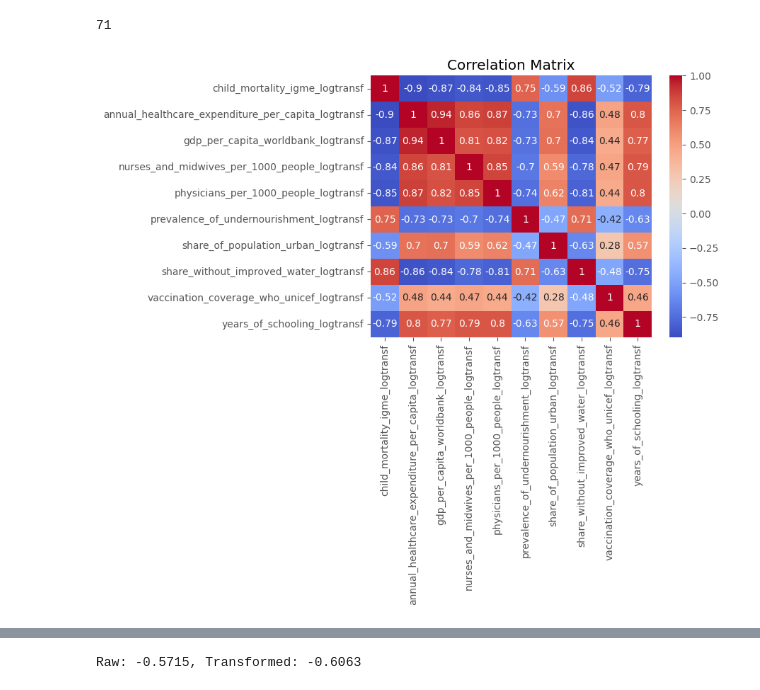
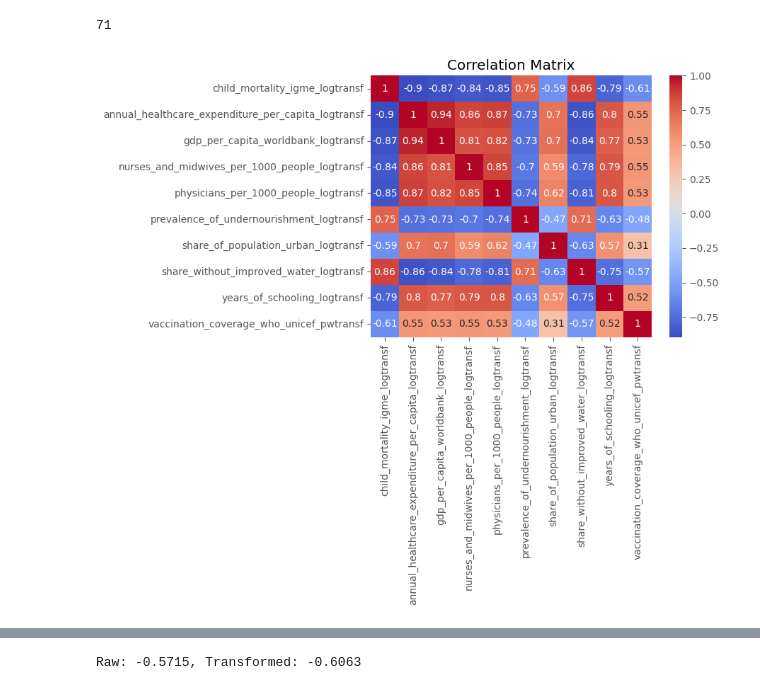
Before and after one commit to HamzahFayad/master_thesis_child_mortality, a Jupyter notebook: 01_notebooks/3_feature_engineering.ipynb, the cells around one changed output, grey strips where cells are left out. Cells and saved outputs as stored; diff of their text form; code cells hidden in the pictures.

```diff
--- a/01_notebooks/3_feature_engineering.ipynb
+++ b/01_notebooks/3_feature_engineering.ipynb
@@ -210,11 +292,12 @@ rel_pwtr["vaccination_coverage_who_unicef"].nunique()
 71
 # %%
 features_corr = rel_pwtr.copy()
-only_logtr = features_corr.filter(like="logtransf")
+only_logtr = features_corr.filter(regex="logtransf|unicef_pwtransf")
+only_logtr = only_logtr.drop(columns=["vaccination_coverage_who_unicef_logtransf"])
 #only_logtr = only_logtr.drop(columns=["annual_healthcare_expenditure_per_capita_logtransf"])
 corr = only_logtr.corr()
 sns.heatmap(corr, annot=True, cmap="coolwarm")
 plt.title("Correlation Matrix")
 plt.show()
 # %% [output]
-[figure, old version]
+[figure, new version]
```
Also changed, not shown: parts of 12 cells of this notebook, 1 other file.
